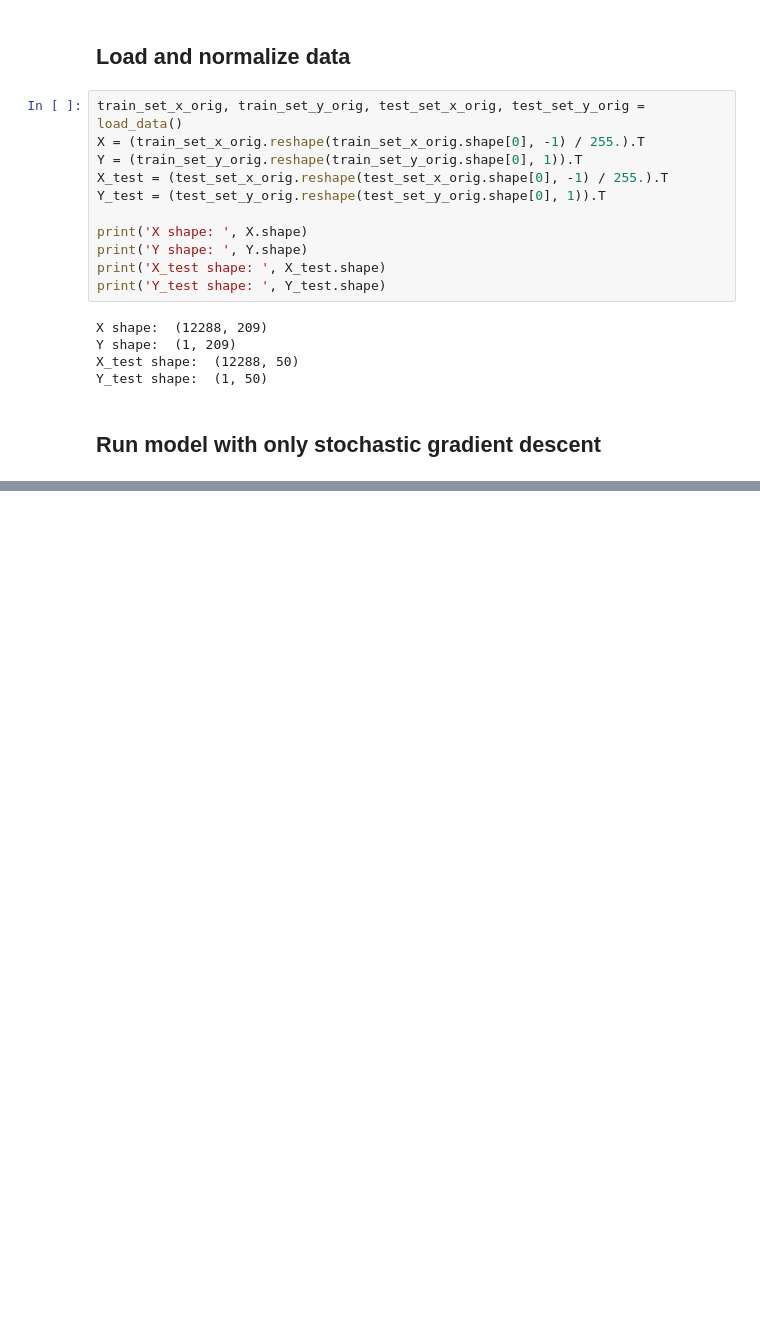
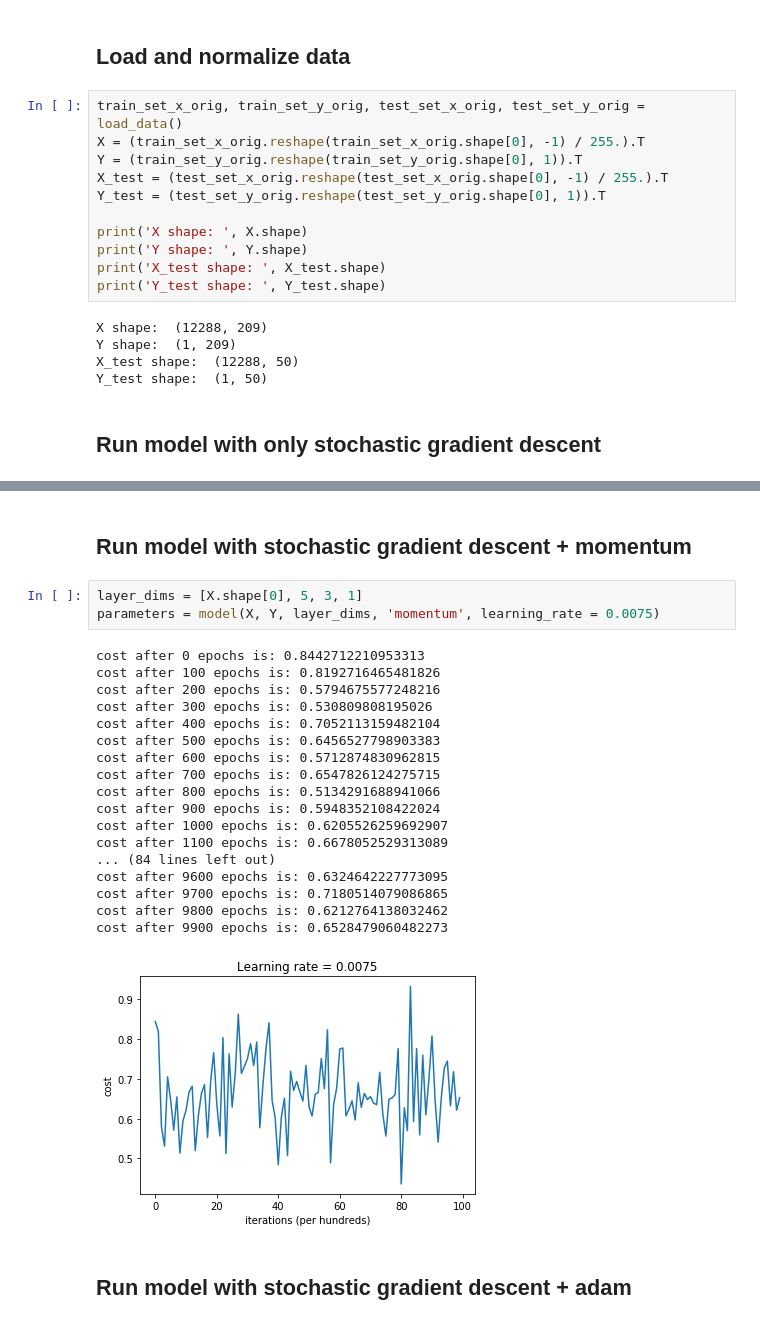
Before and after one commit to darkamenosa/basic-neural-network, a Jupyter notebook: network-with-sgd.ipynb, the cells around one changed output, grey strips where cells are left out. Saved outputs shown, nothing was run; the diff lists cells and outputs as text; blank space fills up the shorter version.

```diff
--- a/network-with-sgd.ipynb
+++ b/network-with-sgd.ipynb
@@ -25,3 +47,29 @@ Y_test shape:  (1, 50)
+# %% [markdown]
+## Run model with stochastic gradient descent + momentum
+# %%
+layer_dims = [X.shape[0], 5, 3, 1]
+parameters = model(X, Y, layer_dims, 'momentum', learning_rate = 0.0075)
+# %% [output]
+cost after 0 epochs is: 0.8442712210953313
+cost after 100 epochs is: 0.8192716465481826
+cost after 200 epochs is: 0.5794675577248216
+cost after 300 epochs is: 0.530809808195026
+cost after 400 epochs is: 0.7052113159482104
+cost after 500 epochs is: 0.6456527798903383
+cost after 600 epochs is: 0.5712874830962815
+cost after 700 epochs is: 0.6547826124275715
+cost after 800 epochs is: 0.5134291688941066
+cost after 900 epochs is: 0.5948352108422024
+cost after 1000 epochs is: 0.6205526259692907
+cost after 1100 epochs is: 0.6678052529313089
+... (84 lines left out)
+cost after 9600 epochs is: 0.6324642227773095
+cost after 9700 epochs is: 0.7180514079086865
+cost after 9800 epochs is: 0.6212764138032462
+cost after 9900 epochs is: 0.6528479060482273
+[figure, added]
+# %% [markdown]
+## Run model with stochastic gradient descent + adam
 # %%
 layer_dims = [X.shape[0], 5, 3, 1]
 parameters = model(X, Y, layer_dims, 'adam', learning_rate = 0.0075)
```
Also changed, not shown: parts of 2 cells of this notebook, 1 other file.
